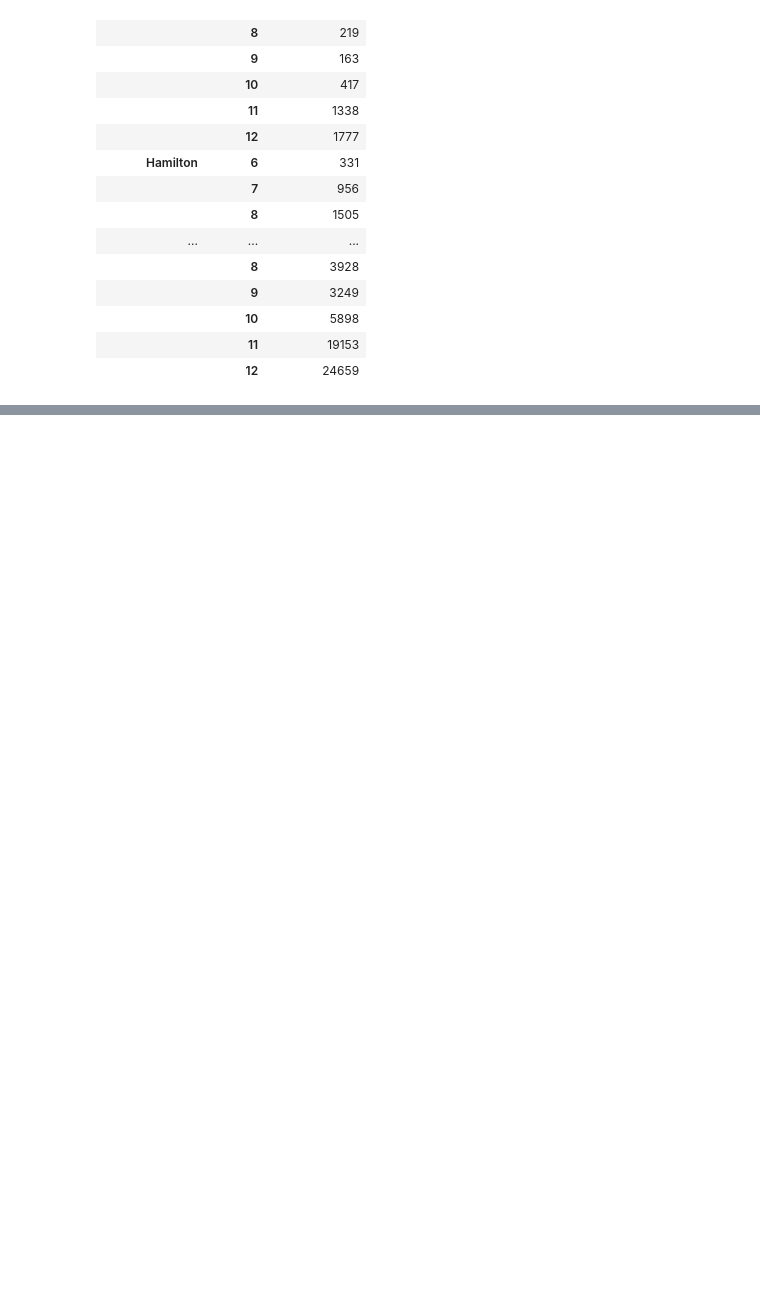
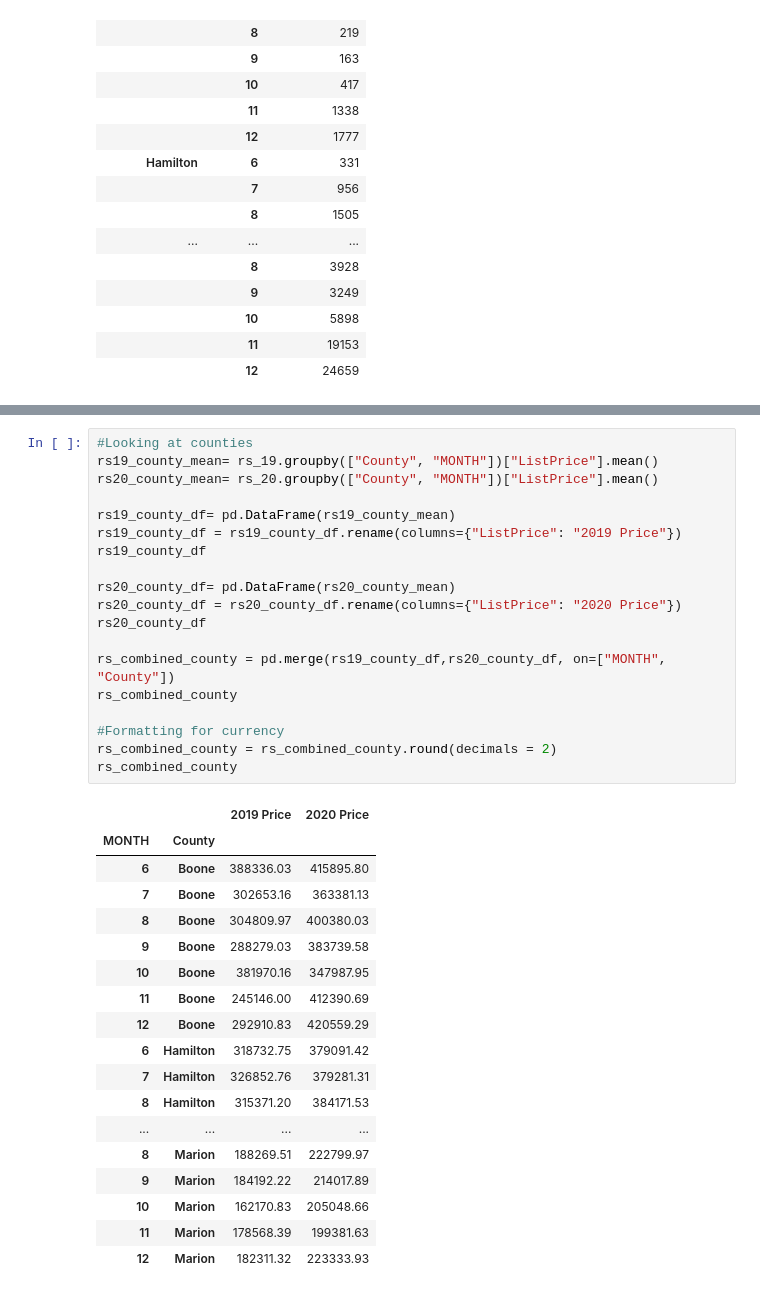
Before and after one commit to c-kleerun/COVID-Housing-Comparison, a Jupyter notebook: Covid-Housing-Analysis.ipynb, the cells around one changed output, grey strips where cells are left out. Saved outputs shown, nothing was run; the diff lists cells and outputs as text; blank space fills up the shorter version.

```diff
--- a/Covid-Housing-Analysis.ipynb
+++ b/Covid-Housing-Analysis.ipynb
@@ -115,0 +145,38 @@ covid_month_df
+# %%
+#Looking at counties
+rs19_county_mean= rs_19.groupby(["County", "MONTH"])["ListPrice"].mean()
+rs20_county_mean= rs_20.groupby(["County", "MONTH"])["ListPrice"].mean()
+
+rs19_county_df= pd.DataFrame(rs19_county_mean)
+rs19_county_df = rs19_county_df.rename(columns={"ListPrice": "2019 Price"})
+rs19_county_df
+
+rs20_county_df= pd.DataFrame(rs20_county_mean)
+rs20_county_df = rs20_county_df.rename(columns={"ListPrice": "2020 Price"})
+rs20_county_df
+
+rs_combined_county = pd.merge(rs19_county_df,rs20_county_df, on=["MONTH", "County"])
+rs_combined_county
+
+#Formatting for currency
+rs_combined_county = rs_combined_county.round(decimals = 2)
+rs_combined_county
+# %% [output]
+|  |  | 2019 Price | 2020 Price |
+| MONTH | County |  |  |
+| 6 | Boone | 388336.03 | 415895.80 |
+| 7 | Boone | 302653.16 | 363381.13 |
+| 8 | Boone | 304809.97 | 400380.03 |
+| 9 | Boone | 288279.03 | 383739.58 |
+| 10 | Boone | 381970.16 | 347987.95 |
+| 11 | Boone | 245146.00 | 412390.69 |
+| 12 | Boone | 292910.83 | 420559.29 |
+| 6 | Hamilton | 318732.75 | 379091.42 |
+| 7 | Hamilton | 326852.76 | 379281.31 |
+| 8 | Hamilton | 315371.20 | 384171.53 |
+| ... | ... | ... | ... |
+| 8 | Marion | 188269.51 | 222799.97 |
+| 9 | Marion | 184192.22 | 214017.89 |
+| 10 | Marion | 162170.83 | 205048.66 |
+| 11 | Marion | 178568.39 | 199381.63 |
+| 12 | Marion | 182311.32 | 223333.93 |
```
Also changed, not shown: parts of 2 cells of this notebook.
